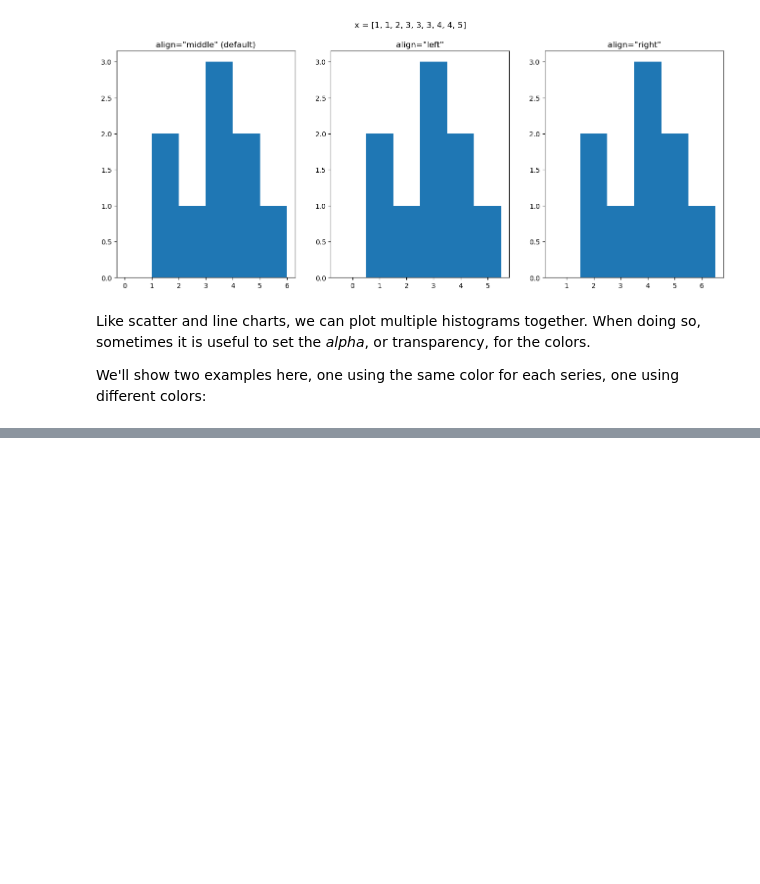
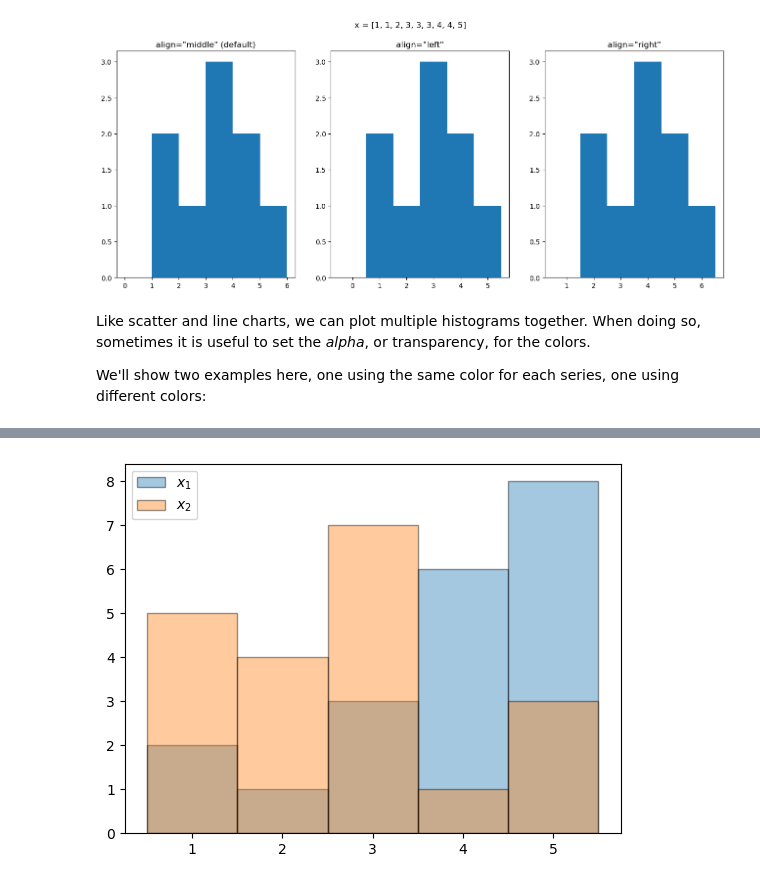
Before and after one commit to RichardAlcabes22/codeup_review, a Jupyter notebook: 3-data_science_libraries/05_matplotlib.ipynb, the cells around one changed output, grey strips where cells are left out. Cells and saved outputs as stored; diff of their text form; code cells hidden in the pictures; blank space fills up the shorter version.

```diff
--- a/3-data_science_libraries/05_matplotlib.ipynb
+++ b/3-data_science_libraries/05_matplotlib.ipynb
@@ -411,0 +412,11 @@ plt.show()
+# %%
+x1 = [randint(1, 5) for _ in range(20)]
+x2 = [randint(1, 5) for _ in range(20)]
+
+plt.hist(x1, bins=[1, 2, 3, 4, 5, 6], align='left', edgecolor='black', alpha=0.4, label='$x_1$')
+plt.hist(x2, bins=[1, 2, 3, 4, 5, 6], align='left', edgecolor='black', alpha=0.4, label='$x_2$')
+plt.legend()
+
+plt.show()
+# %% [output]
+[figure, added]
```
Also changed, not shown: parts of 10 cells of this notebook.
